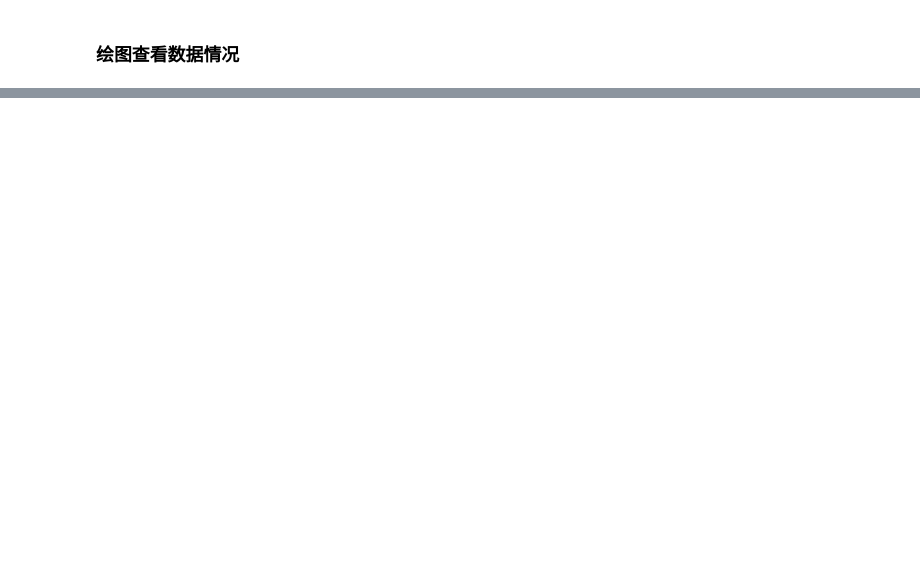
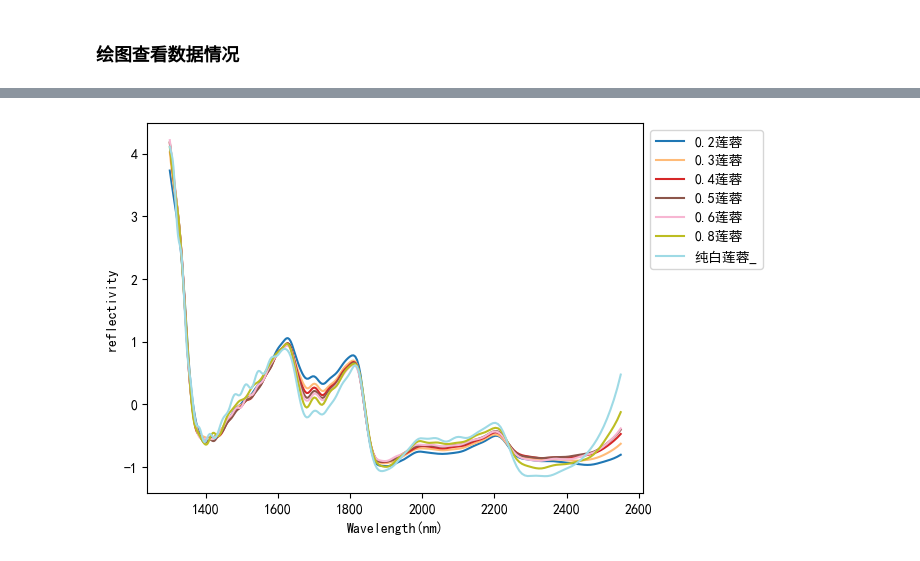
Before and after one commit to zwb-2023/Spectrum_analyse, a Jupyter notebook: 光谱数据分析模板.ipynb, the cells around one changed output, grey strips where cells are left out. Saved outputs shown, nothing was run; the diff lists cells and outputs as text; code cells hidden in the pictures; blank space fills up the shorter version.

```diff
--- a/光谱数据分析模板.ipynb
+++ b/光谱数据分析模板.ipynb
@@ -31,3 +36,8 @@ plot_duplicate_data(category,  split_datas , wave , type='mean')
+# %%
+category,  split_datas = split_data(labels , reflectance_snv)
+plot_duplicate_data(category,  split_datas , wave , type='mean')
+# %% [output]
+[figure, added]
 # %%
 plot_duplicate_data(category,  split_datas , wave , type='all')
 # %% [output]
```
Also changed, not shown: parts of 44 cells of this notebook, 2 other files.
